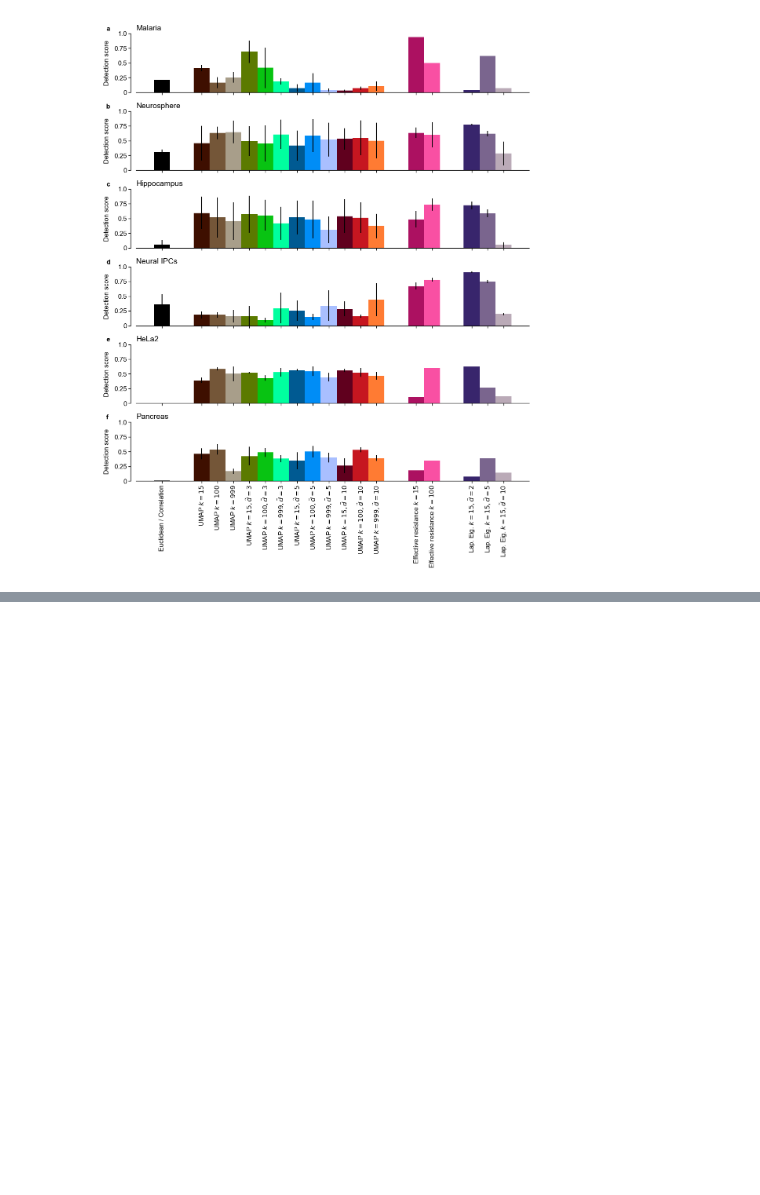
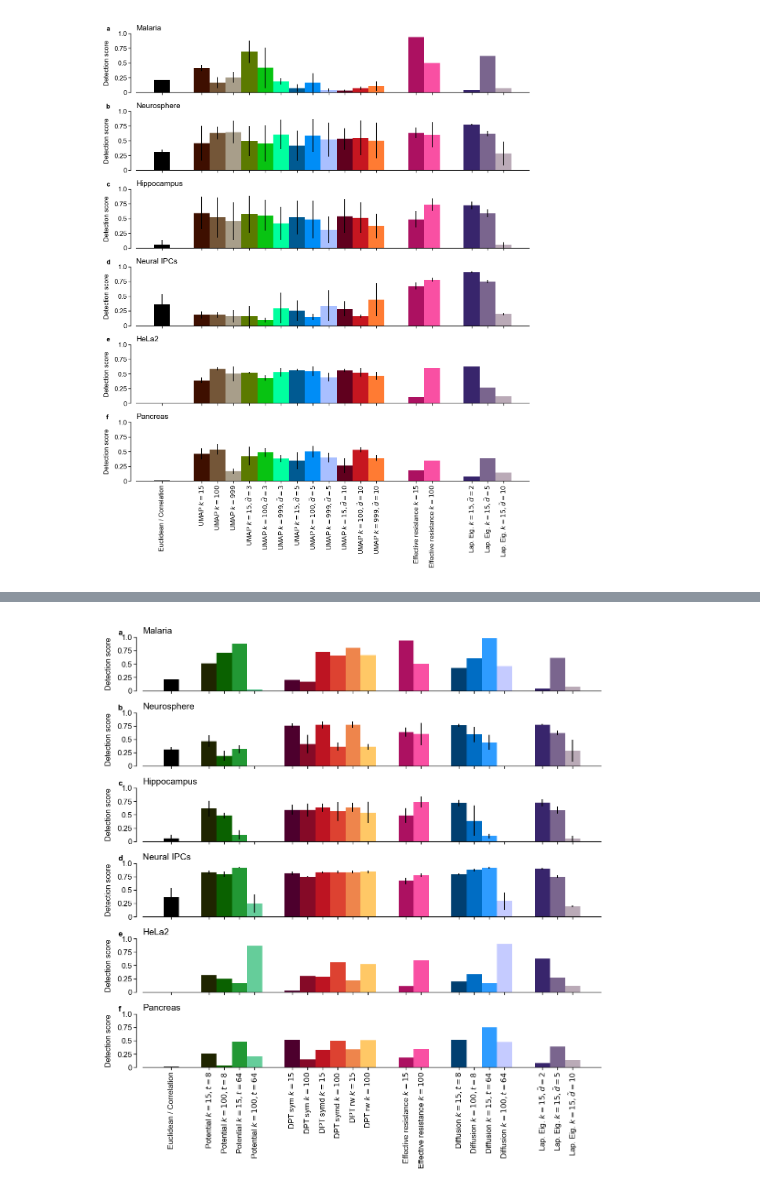
Before and after one commit to berenslab/eff-ph, a Jupyter notebook: notebooks/fig_real_data.ipynb, the cells around one changed output, grey strips where cells are left out. Drawn from its saved outputs; the diff is of its cells as text; code cells hidden in the pictures; blank space fills up the shorter version.

Commit message:
adds DPT and potential distance plots on sc data

```diff
--- a/notebooks/fig_real_data.ipynb
+++ b/notebooks/fig_real_data.ipynb
@@ -869,0 +956,97 @@ fig.savefig(os.path.join(fig_path, "fig_scRNAseq_sep_filtered_all_UMAPs.pdf"), d
+# %%
+# filtering
+dob = 1.25
+all_res = filter_dgms(all_res, dob=dob, binary=True, dim=1)
+# %%
+# compute the detection scores
+outlier_scores = {}
+for dataset in datasets:
+    outlier_scores[dataset] = compute_outlier_scores(all_res[dataset], n_features=n_loops[dataset], dim=1)
+# %%
+# add colors for potential and dpt from fig_spectral.ipynb
+full_dist_to_color.update({'potential_k_15_t_8_kernel_sknn_include_self_False': '#1f2500', 'potential_k_100_t_8_kernel_sknn_include_self_False': '#0a6100', 'potential_k_15_t_64_kernel_sknn_include_self_False': '#229834', 'potential_k_100_t_64_kernel_sknn_include_self_False': '#65cd9a', 'dpt_k_15_normalization_sym_weighted_False': '#4d002d', 'dpt_k_100_normalization_sym_weighted_False': '#850a27', 'dpt_k_15_normalization_symd_weighted_False': '#bd1422', 'dpt_k_100_normalization_symd_weighted_False': '#dd4231', 'dpt_k_15_normalization_rw_weighted_False': '#ee854c', 'dpt_k_100_normalization_rw_weighted_False': '#ffc866'})
+# %%
+# plot figure
+plt.rcParams.update({'hatch.color': 'w'})
+fig, ax = plt.subplots(ncols=1, nrows=len(datasets), figsize=(5.5, 6))
+
+bar_width = 0.2
+sep = 1.5 * bar_width
+
+for i, dataset in enumerate(datasets):
+    # one row per dataset
+    cax = ax[i]
+    x_vals = [0]
+    shift = 0
+    full_dists = []
+    for j, dist in enumerate(outlier_scores[dataset]):
+        # show correlation distance for malaria and euclidean distance for the other dataset. The shift handles the correct distance selection.
+        if dataset == "mca_ss2":
+            if dist == "euclidean":
+                shift = -1
+                continue
+            elif dist == "correlation":
+                full_dist_for_color = "euclidean"
+                full_dist_for_print = "correlation"
+        else:
+            if dist == "correlation":
+                shift = -1
+                continue
+
+        j+=shift
+        x_val = x_vals[-1] + sep
+
+        # plot all hyperparameter results for this distance in on block
+        for k, full_dist in enumerate(outlier_scores[dataset][dist]):
+            x_val += bar_width
+            x_vals.append(x_val)
+
+            full_dist_for_color = full_dist.removesuffix("_input_distance_correlation")
+
+            if dist == "umap_embd":
+                full_dist_for_color += "_metric_euclidean"
+
+            if dataset == "mca_ss2" and dist == "correlation":
+                full_dist_for_color = "euclidean"
+            else:
+                full_dist_for_color = full_dist_for_color
+
+            full_dists.append(full_dist_for_color)
+
+            cax.bar(x_val,
+                   outlier_scores[dataset][dist][full_dist].mean(),
+                   bar_width,
+                   yerr=outlier_scores[dataset][dist][full_dist].std(),
+                   label=full_dist_to_print[full_dist_for_color],
+                   color = full_dist_to_color[full_dist_for_color]
+                   )
+
+    # prettify the panel
+    cax.set_ylim(0.0, 1.0)
+    cax.set_xticks([])
+    cax.set_xticklabels([])
+
+    cax.set_yticks([0, 0.25, 0.5, 0.75, 1.0])
+
+    cax.set_ylabel("Detection score")
+    cax.set_yticklabels([0, 0.25, 0.5, 0.75, 1.0])
+
+    cax.set_title(dataset_to_print[dataset], loc="left")
+    cax.text(
+        -0.2,
+        1.05,
+        letters[i],
+        fontweight="bold"
+    )
+
+    cax.spines['left'].set_position(('outward', 5))
+
+    cax.set_xticks(x_vals[1:])
+
+    if i == 5:
+        cax.set_xticklabels(["Euclidean / Correlation"] + [full_dist_to_print[full_dist].replace("\n", " ") for full_dist in full_dists[1:]],
+                            rotation=90)
+
+fig.savefig(os.path.join(fig_path, "fig_scRNAseq_spectral.pdf"))
+# %% [output]
+[figure, added]
```
Also changed, not shown: parts of 5 cells of this notebook.
